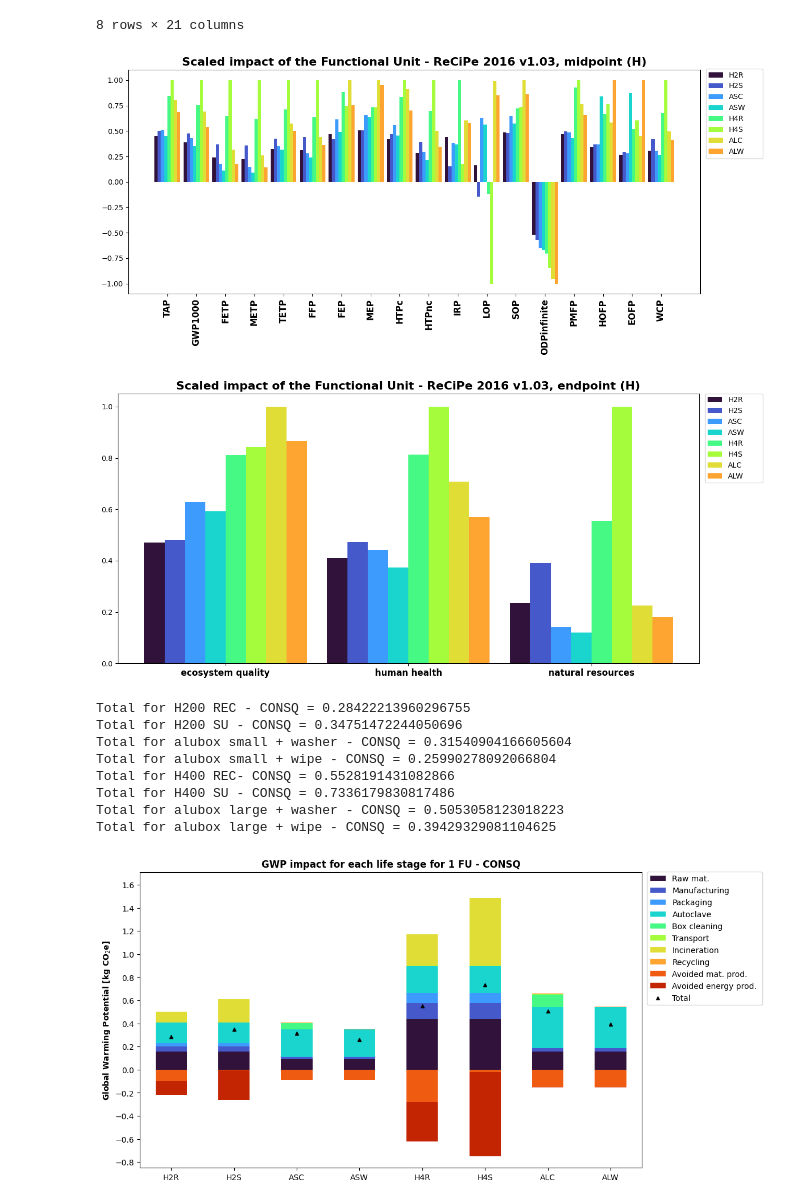
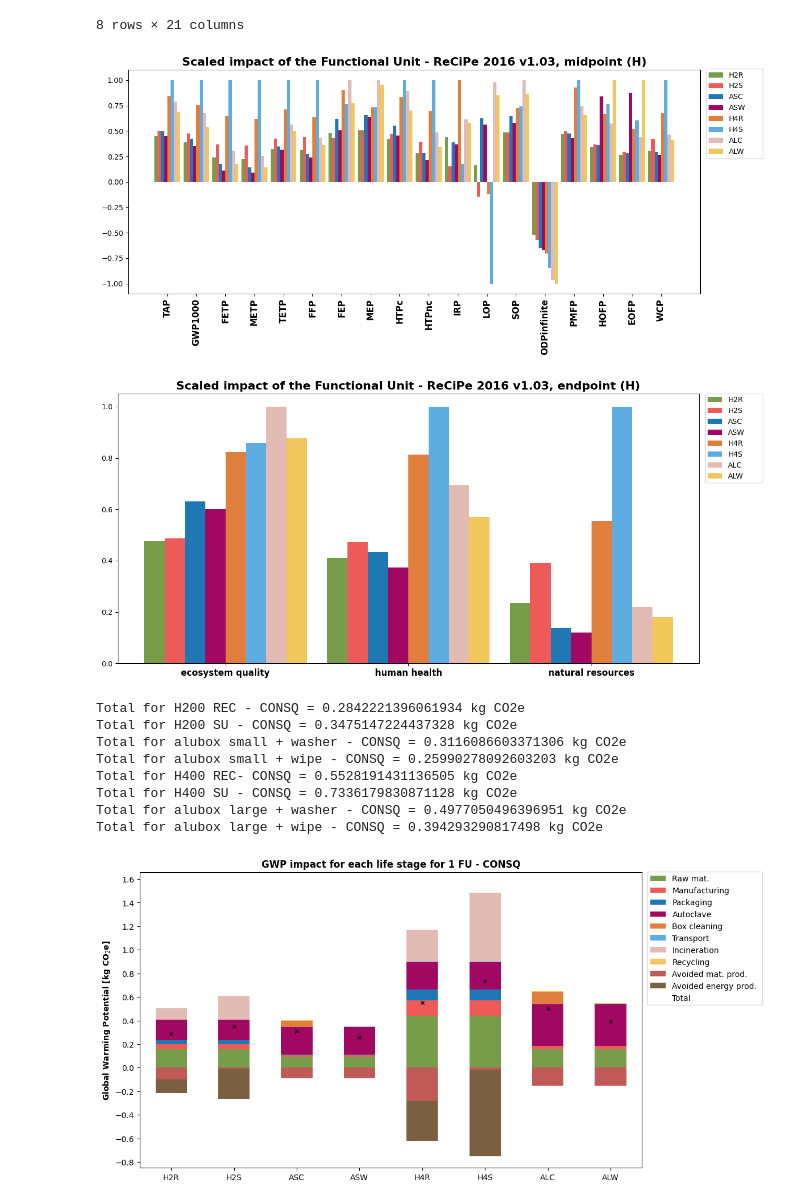
Before and after one commit to RuneWF/Single-use-vs-multi-use-in-health-care, a Jupyter notebook: Brighway/Ofir/Ofir.ipynb, the cells around one changed output. Cells and saved outputs as stored; diff of their text form; code cells hidden in the pictures.

```diff
--- a/Brighway/Ofir/Ofir.ipynb
+++ b/Brighway/Ofir/Ofir.ipynb
@@ -75,7 +76,7 @@ flows
  'alubox small + washer - CONSQ',
  'alubox small + wipe - CONSQ']
 # %%
-flos = lc.get_user_specific_flows(database_project, database_name)
-flos
+flows = lc.get_user_specific_flows(database_project, database_name)
+flows
 # %% [output]
 choose 'y' if you want to calculate for this flow, and 'n' if not
@@ -91,5 +93,5 @@ choose 'y' if you want to calculate for this flow, and 'n' if not
 # %%
-df, impact_category, plot_x_axis_all, func_unit = lc.calculate_lcia(calculate=False, initialization=initialization, file_name=file_name, sheet_name=sheet_name)
+df, impact_category, plot_x_axis_all, func_unit = lc.calculate_lcia(calculate=True, initialization=initialization, file_name=file_name, sheet_name=sheet_name)
 # %% [output]
 Recipe is selected
 Initialization is completed
@@ -97,7 +114,8 @@ Initialization is completed
 redo = False
 df = lc.recalculate_lcia(redo, df, initialization, file_name, sheet_name)
 # %%
-df_rearranged = lc.rearrange_dataframe_index(True, df)
+rearrange = True
+df_rearranged = lc.rearrange_dataframe_index(rearrange, df)
 df_rearranged
 # %% [output]
 |  | (ReCiPe 2016 v1.03, midpoint (H),... | (ReCiPe 2016 v1.03, midpoint (H),... | (ReCiPe 2016 v1.03, midpoint (H),... | (ReCiPe 2016 v1.03, midpoint (H),... | ... |
@@ -139,9 +155,26 @@ df_tot, df_scaled = lc.dataframe_element_scaling(df_test)
 # %%
+df_tot, df_scaled = lc.dataframe_element_scaling(df_test)
 df_col = [df_test.columns[1]]
 df_GWP = df_test[df_col]
 
 unique_elements = lc.unique_elements_list(database_name)
 colors = s.plot_colors(unique_elements,'turbo')
+colors = [
+
+    "#789D4A",  # Green
+    "#ED5A57",  # Beige
+    "#1f77b4",  # Blue 1
+    "#A00862",  # Olive
+    "#E07E3C",  # Orange
+    "#5DADE2",  # Blue 2
+    "#E1BBB4",  # Light Pink
+
+    "#F2C75C",  # Yellow
+    "#C05A57",  # Red
+    "#7A6040",  # Brown
+    "#2874A6",  # Blue 3
+    "#000000"   # Black
+]
 
 inputs = [flow_legend, colors, save_dir, db_type, database_name]
 # %%
@@ -149,14 +182,14 @@ leg_pos_mid = .605
 
 lp.scaled_FU_plot(df_scaled, plot_x_axis, inputs, impact_category, leg_pos_mid)
 # %% [output]
-[figure, old version]
+[figure, new version]
 # %%
 leg_pos_end = 0.67
 if 'recipe' in lcia_method.lower():
     df_tot_e, df_scaled_e = lc.dataframe_element_scaling(df_endpoint)
     lp.scaled_FU_plot(df_scaled_e, plot_x_axis_end, inputs, impact_category[-3:], leg_pos_end)
 # %% [output]
-[figure, old version]
+[figure, new version]
 # %%
 if 'recipe' not in lcia_method:
     directory = 'C:\\Users\\ruw\\Desktop\\RA\\'
@@ -164,18 +197,18 @@ if 'recipe' not in lcia_method:
 # %%
 
 y_min = -0.8
 y_max = 1.61
 step = 0.2
 leg_pos = 0.55
 y_axis_values = [y_min, y_max, step, leg_pos]
-lp.gwp_scenario_plot(df_GWP, inputs, y_axis_values)
+df_stacked = lp.gwp_scenario_plot(df_GWP, inputs, y_axis_values)
 # %% [output]
-Total for H200 REC - CONSQ = 0.28422213960296755
-Total for H200 SU - CONSQ = 0.34751472244050696
-Total for alubox small + washer - CONSQ = 0.31540904166605604
-Total for alubox small + wipe - CONSQ = 0.25990278092066804
-Total for H400 REC- CONSQ = 0.5528191431082866
-Total for H400 SU - CONSQ = 0.7336179830817486
-Total for alubox large + washer - CONSQ = 0.5053058123018223
-Total for alubox large + wipe - CONSQ = 0.39429329081104625
+Total for H200 REC - CONSQ = 0.2842221396061934 kg CO2e
+Total for H200 SU - CONSQ = 0.3475147224437328 kg CO2e
+Total for alubox small + washer - CONSQ = 0.3116086603371306 kg CO2e
+Total for alubox small + wipe - CONSQ = 0.25990278092603203 kg CO2e
+Total for H400 REC- CONSQ = 0.5528191431136505 kg CO2e
+Total for H400 SU - CONSQ = 0.7336179830871128 kg CO2e
+Total for alubox large + washer - CONSQ = 0.4977050496396951 kg CO2e
+Total for alubox large + wipe - CONSQ = 0.394293290817498 kg CO2e
-[figure, old version]
+[figure, new version]
```
Also changed, not shown: parts of 8 cells of this notebook, 14 other files.
